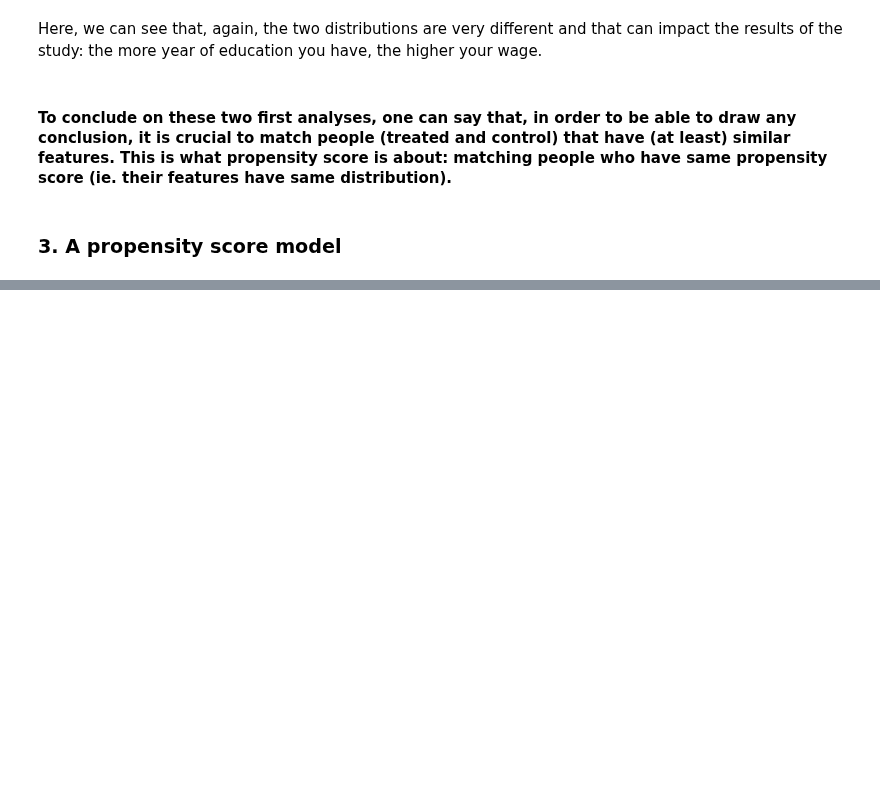
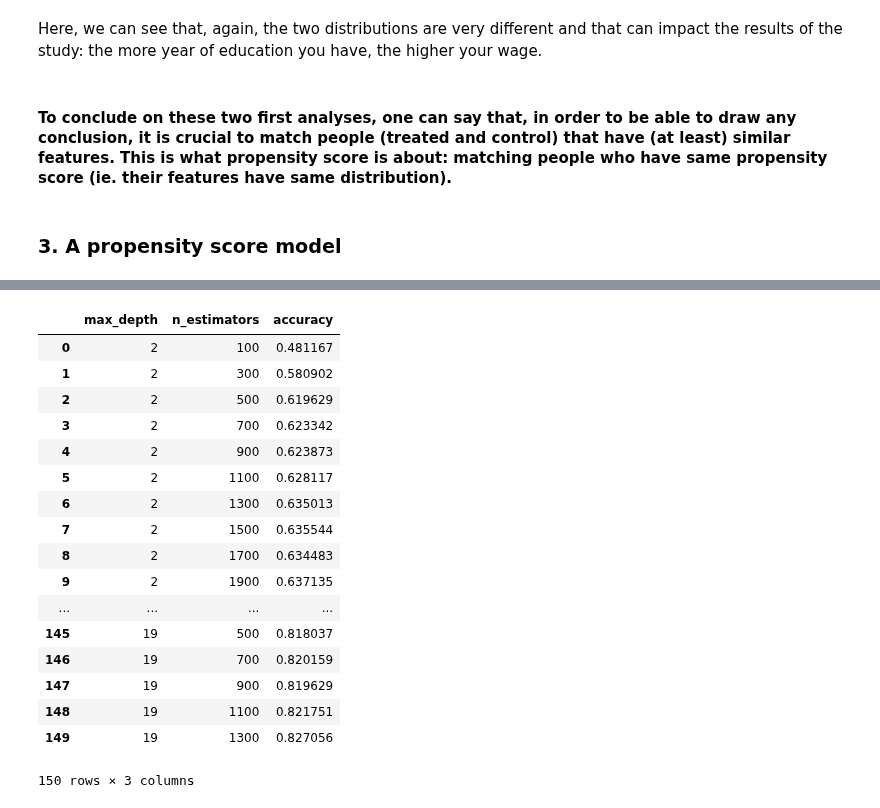
Before and after one commit to adamkozak/ADA2017-project, a Jupyter notebook: Homework/04 - Applied ML/Homework 4.ipynb, the cells around one changed output, grey strips where cells are left out. Cells and saved outputs as stored; diff of their text form; code cells hidden in the pictures; blank space fills up the shorter version.

```diff
--- a/Homework/04 - Applied ML/Homework 4.ipynb
+++ b/Homework/04 - Applied ML/Homework 4.ipynb
@@ -262,0 +334,21 @@ Here, we can see that, again, the two distributions are very different and that
+# %%
+results_df
+# %% [output]
+|  | max_depth | n_estimators | accuracy |
+| 0 | 2 | 100 | 0.481167 |
+| 1 | 2 | 300 | 0.580902 |
+| 2 | 2 | 500 | 0.619629 |
+| 3 | 2 | 700 | 0.623342 |
+| 4 | 2 | 900 | 0.623873 |
+| 5 | 2 | 1100 | 0.628117 |
+| 6 | 2 | 1300 | 0.635013 |
+| 7 | 2 | 1500 | 0.635544 |
+| 8 | 2 | 1700 | 0.634483 |
+| 9 | 2 | 1900 | 0.637135 |
+| ... | ... | ... | ... |
+| 145 | 19 | 500 | 0.818037 |
+| 146 | 19 | 700 | 0.820159 |
+| 147 | 19 | 900 | 0.819629 |
+| 148 | 19 | 1100 | 0.821751 |
+| 149 | 19 | 1300 | 0.827056 |
+150 rows × 3 columns
```
Also changed, not shown: parts of 19 cells of this notebook.
